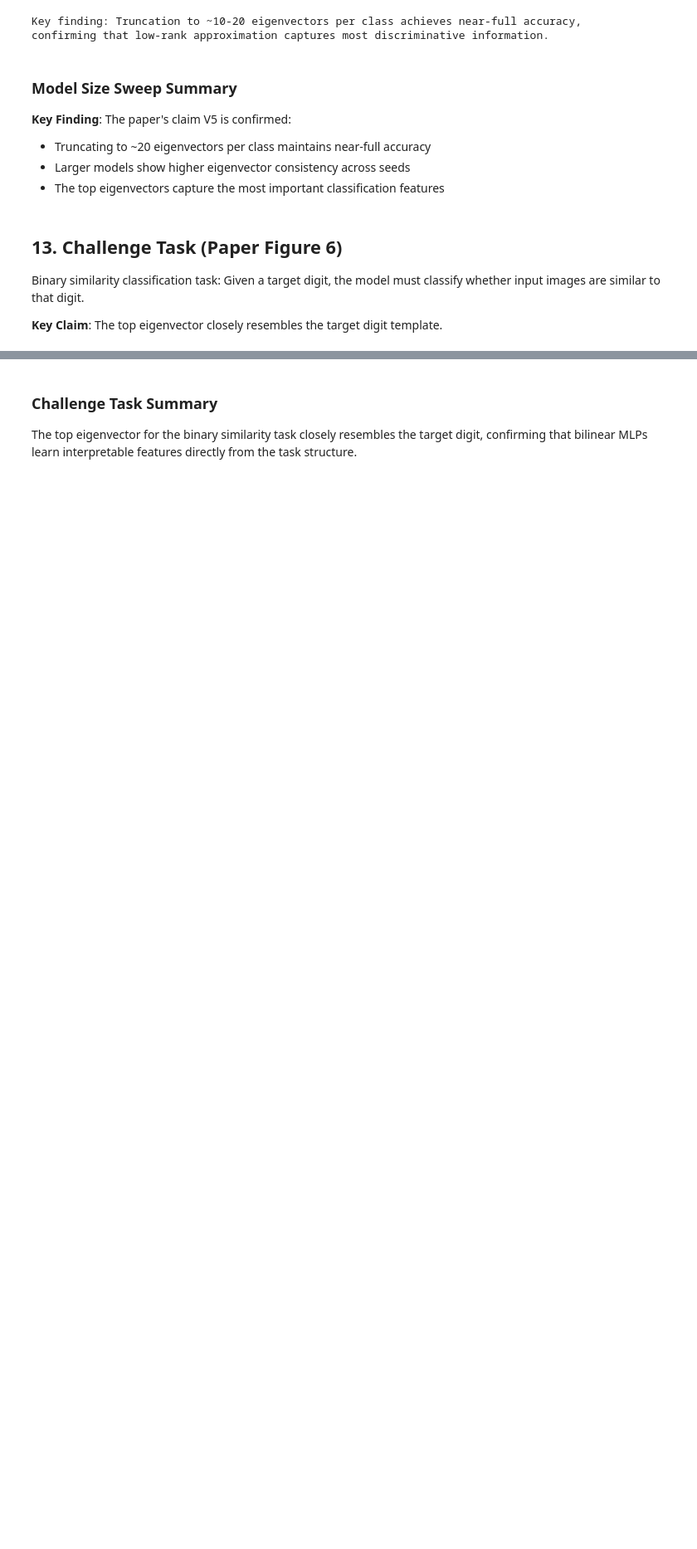
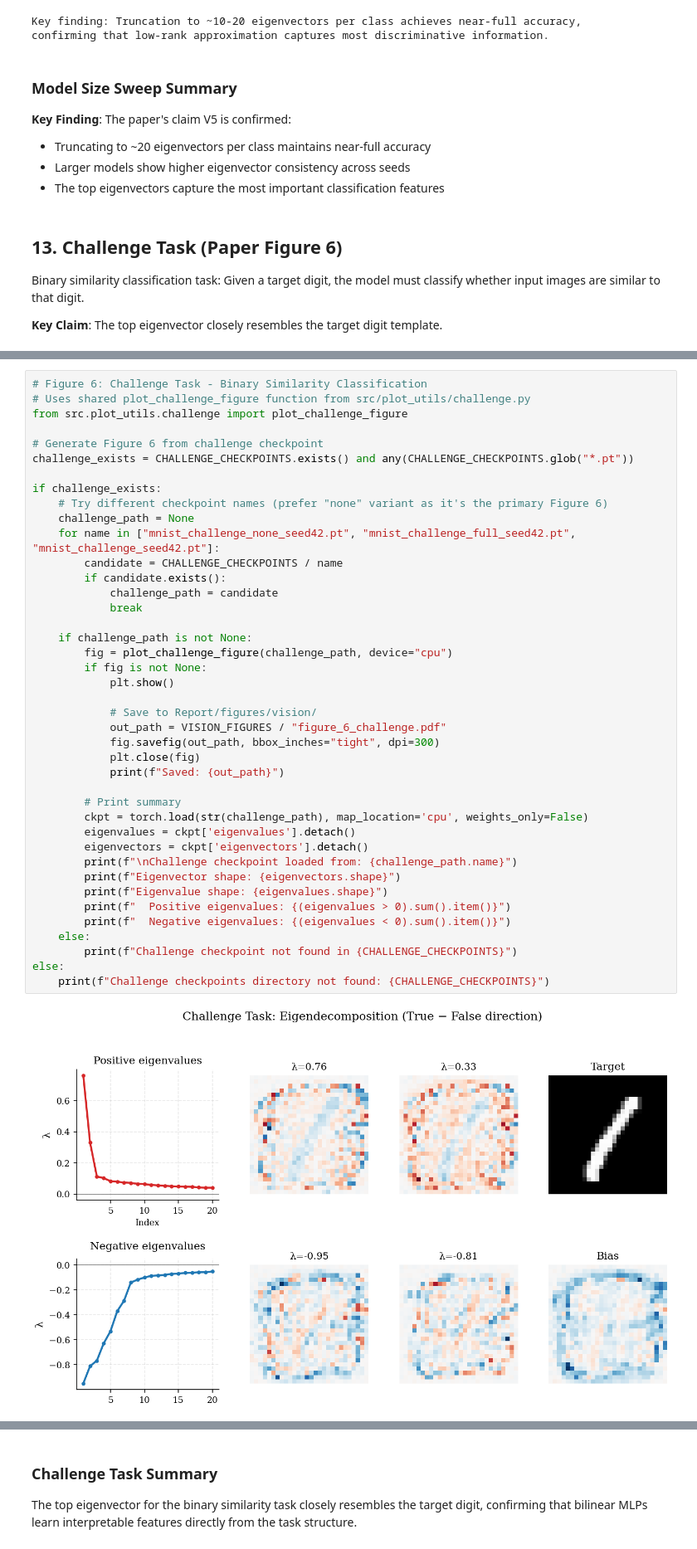
Before and after one commit to erlichon/UvA_FACT_2025, a Jupyter notebook: notebooks/01_reproduction_vision.ipynb, the cells around one changed output, grey strips where cells are left out. Shown at 83% size. Drawn from its saved outputs; the diff is of its cells as text; blank space fills up the shorter version.

```diff
--- a/notebooks/01_reproduction_vision.ipynb
+++ b/notebooks/01_reproduction_vision.ipynb
@@ -953,0 +897,43 @@ Eigenvalue shape: torch.Size([256])
+# %%
+# Figure 6: Challenge Task - Binary Similarity Classification
+# Uses shared plot_challenge_figure function from src/plot_utils/challenge.py
+from src.plot_utils.challenge import plot_challenge_figure
+
+# Generate Figure 6 from challenge checkpoint
+challenge_exists = CHALLENGE_CHECKPOINTS.exists() and any(CHALLENGE_CHECKPOINTS.glob("*.pt"))
+
+if challenge_exists:
+    # Try different checkpoint names (prefer "none" variant as it's the primary Figure 6)
+    challenge_path = None
+    for name in ["mnist_challenge_none_seed42.pt", "mnist_challenge_full_seed42.pt", "mnist_challenge_seed42.pt"]:
+        candidate = CHALLENGE_CHECKPOINTS / name
+        if candidate.exists():
+            challenge_path = candidate
+            break
+
+    if challenge_path is not None:
+        fig = plot_challenge_figure(challenge_path, device="cpu")
+        if fig is not None:
+            plt.show()
+
+            # Save to Report/figures/vision/
+            out_path = VISION_FIGURES / "figure_6_challenge.pdf"
+            fig.savefig(out_path, bbox_inches="tight", dpi=300)
+            plt.close(fig)
+            print(f"Saved: {out_path}")
+
+        # Print summary
+        ckpt = torch.load(str(challenge_path), map_location='cpu', weights_only=False)
+        eigenvalues = ckpt['eigenvalues'].detach()
+        eigenvectors = ckpt['eigenvectors'].detach()
+        print(f"\nChallenge checkpoint loaded from: {challenge_path.name}")
+        print(f"Eigenvector shape: {eigenvectors.shape}")
+        print(f"Eigenvalue shape: {eigenvalues.shape}")
+        print(f"  Positive eigenvalues: {(eigenvalues > 0).sum().item()}")
+        print(f"  Negative eigenvalues: {(eigenvalues < 0).sum().item()}")
+    else:
+        print(f"Challenge checkpoint not found in {CHALLENGE_CHECKPOINTS}")
+else:
+    print(f"Challenge checkpoints directory not found: {CHALLENGE_CHECKPOINTS}")
+# %% [output]
+[figure, added]
```
Also changed, not shown: parts of 7 cells of this notebook, 29 other files.
